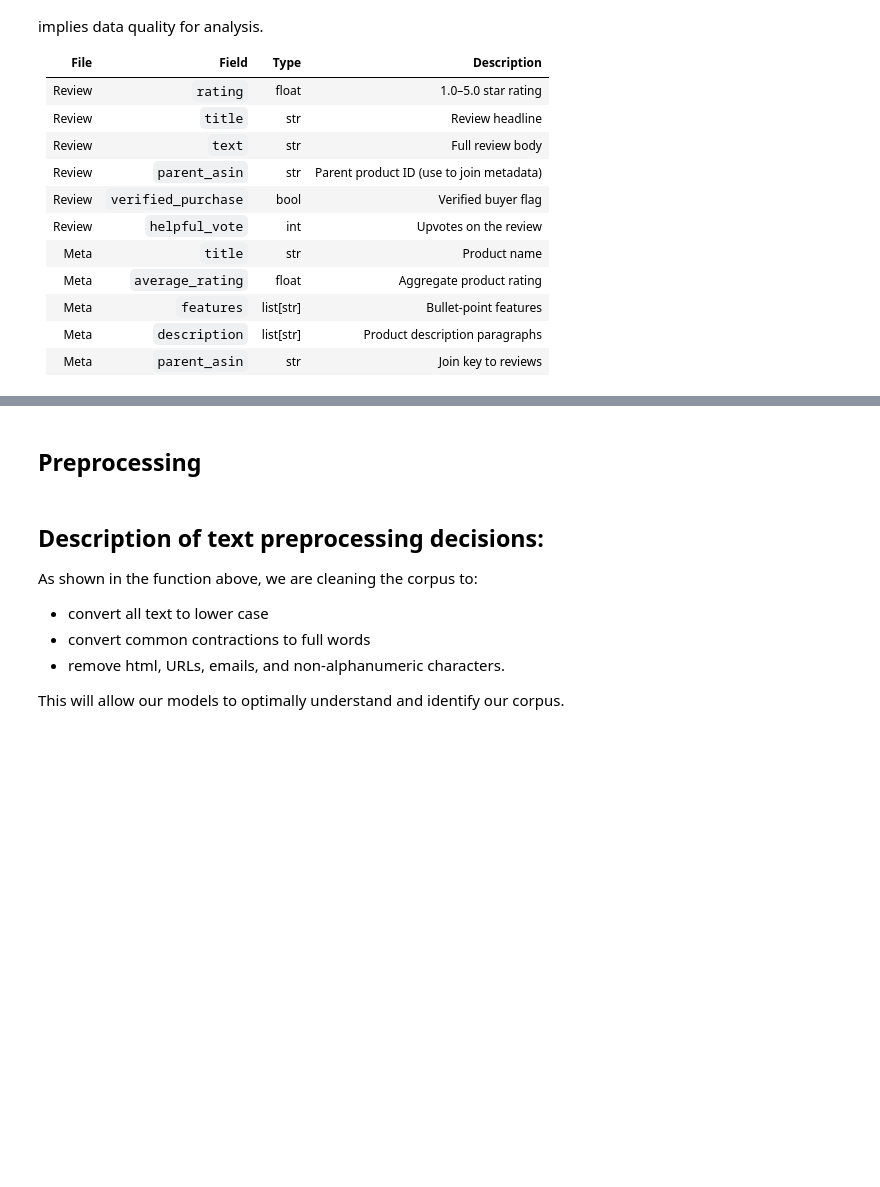
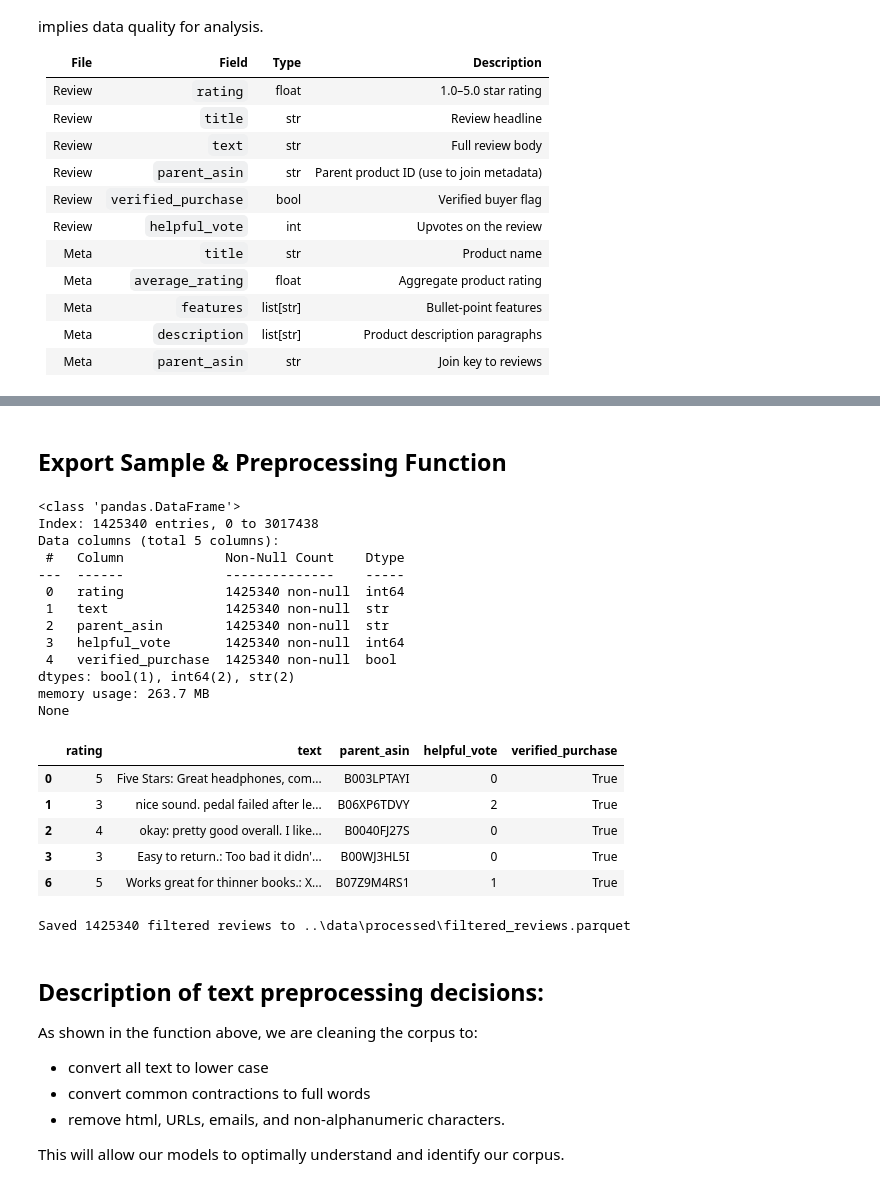
Before and after one commit to UBC-MDS/DSCI_575_project_tyin98_danieljy, a Jupyter notebook: notebooks/milestone1_exploration.ipynb, the cells around one changed output, grey strips where cells are left out. Cells and saved outputs as stored; diff of their text form; code cells hidden in the pictures; blank space fills up the shorter version.

```diff
--- a/notebooks/milestone1_exploration.ipynb
+++ b/notebooks/milestone1_exploration.ipynb
@@ -162,3 +176,0 @@ File already exists, skipping: ..\data\processed\Musical_Instruments_merged.parq
-# %%
-df = pd.read_parquet(f"{OUTPUT_FILE}")
-df.head()
@@ -206,2 +237,2 @@ dtype: int64
 # %% [markdown]
-## Preprocessing
+## Export Sample & Preprocessing Function
@@ -249,3 +239,51 @@ def preprocess_df(df: pd.DataFrame) -> pd.DataFrame:
+# %%
+def filter_reviews(df: pd.DataFrame) -> pd.DataFrame:
+    # Keep verified purchases only
+    df = df[df['verified_purchase'] == True].copy()
+
+    # Keep ratings >= 3.0
+    df = df[df['rating'] >= 3.0]
+
+    # Combine title and text
+    df['text'] = df['title'].fillna('') + ': ' + df['text'].fillna('')
+
+    # Drop the title column
+    df = df.drop(columns=['title'])
+
+    # Keep texts between 50 and 300 characters
+    df = df[df['text'].str.len().between(50, 300)]
+
+    return df
+# %%
+reviews_filtered = filter_reviews(reviews)
+print(f"{reviews_filtered.info()}")
+reviews_filtered.head()
+# %% [output]
+<class 'pandas.DataFrame'>
+Index: 1425340 entries, 0 to 3017438
+Data columns (total 5 columns):
+ #   Column             Non-Null Count    Dtype
+---  ------             --------------    -----
+ 0   rating             1425340 non-null  int64
+ 1   text               1425340 non-null  str
+ 2   parent_asin        1425340 non-null  str
+ 3   helpful_vote       1425340 non-null  int64
+ 4   verified_purchase  1425340 non-null  bool
+dtypes: bool(1), int64(2), str(2)
+memory usage: 263.7 MB
+None
+|  | rating | text | parent_asin | helpful_vote | verified_purchase |
+| 0 | 5 | Five Stars: Great headphones, com... | B003LPTAYI | 0 | True |
+| 1 | 3 | nice sound. pedal failed after le... | B06XP6TDVY | 2 | True |
+| 2 | 4 | okay: pretty good overall. I like... | B0040FJ27S | 0 | True |
+| 3 | 3 | Easy to return.: Too bad it didn'... | B00WJ3HL5I | 0 | True |
+| 6 | 5 | Works great for thinner books.: X... | B07Z9M4RS1 | 1 | True |
+# %%
+filtered_reviews_parquet = OUTPUT_DIR / "filtered_reviews.parquet"
+reviews_filtered.to_parquet(filtered_reviews_parquet, index=False)
+print(f"Saved {len(reviews_filtered)} filtered reviews to {filtered_reviews_parquet}")
+# %% [output]
+Saved 1425340 filtered reviews to ..\data\processed\filtered_reviews.parquet
 # %% [markdown]
 ## Description of text preprocessing decisions:
 
```
Also changed, not shown: parts of 11 cells of this notebook.
